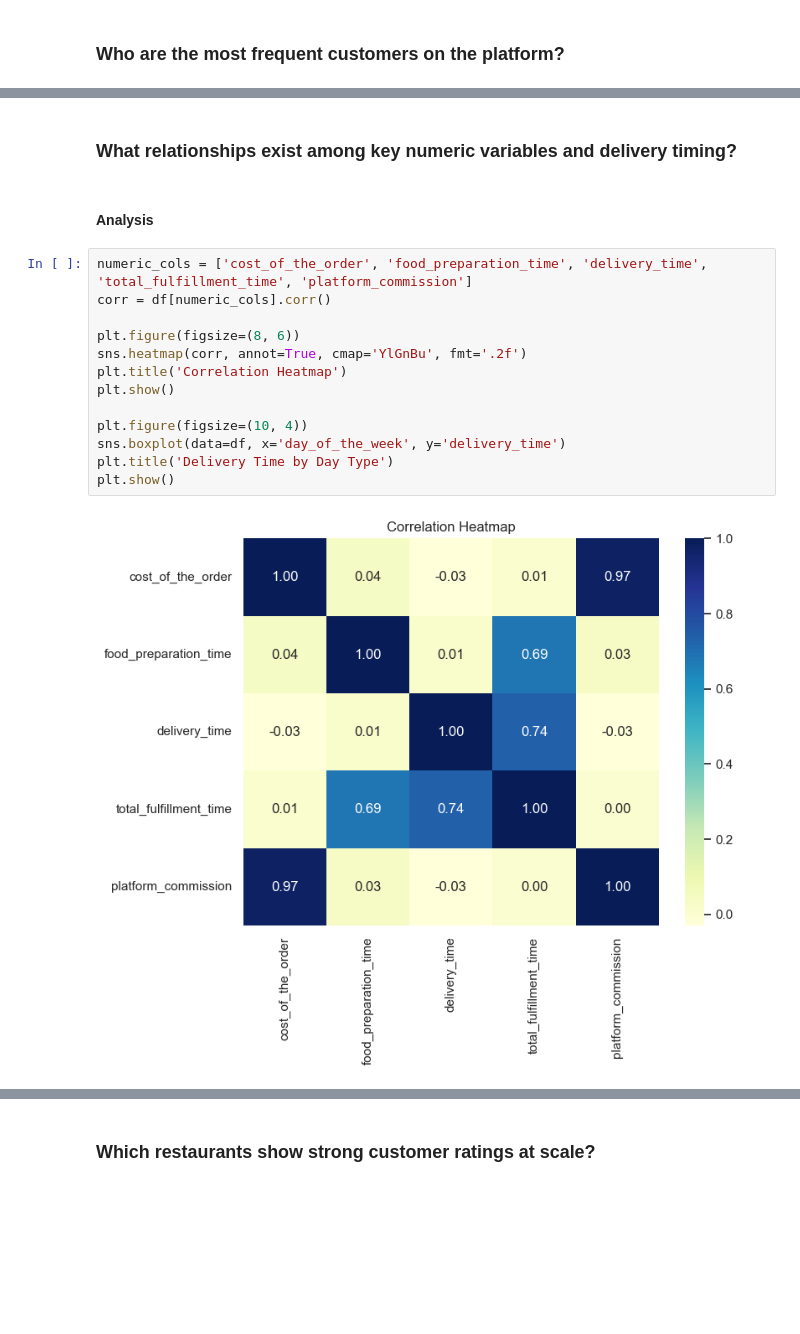
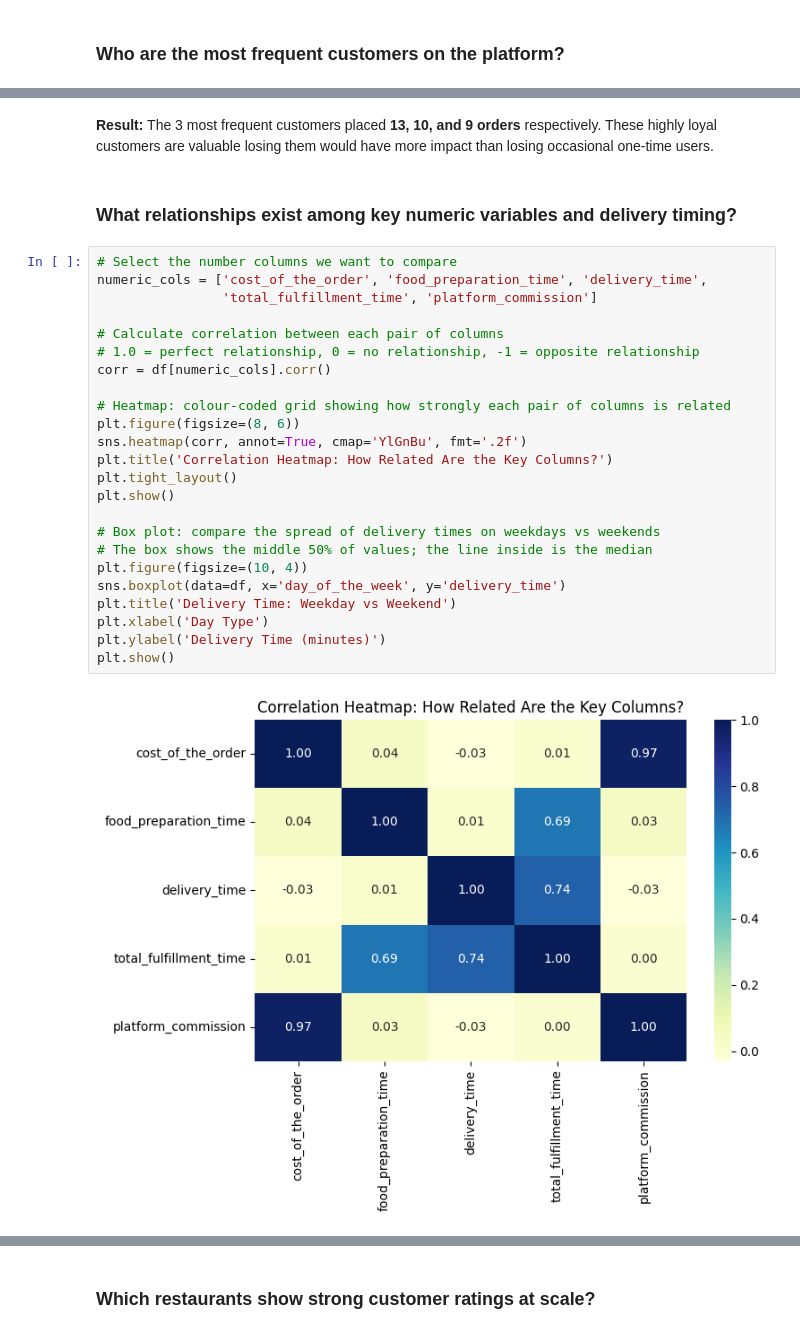
Before and after one commit to salmaissifu4-hash/MunchLink_FoodHub, a Jupyter notebook: MunchLink_Analysis.ipynb, the cells around one changed output, grey strips where cells are left out. Drawn from its saved outputs; the diff is of its cells as text; blank space fills up the shorter version.

Commit message:
MunchLink analysis project

```diff
--- a/MunchLink_Analysis.ipynb
+++ b/MunchLink_Analysis.ipynb
@@ -465,22 +539,33 @@ customer_id
 47440    10
 83287     9
 Name: count, dtype: int64
+# %% [markdown]
+**Result:** The 3 most frequent customers placed **13, 10, and 9 orders** respectively. These highly loyal customers are valuable  losing them would have more impact than losing occasional one-time users.
 # %% [markdown]
 ### What relationships exist among key numeric variables and delivery timing?
-# %% [markdown]
-#### Analysis
 # %%
-numeric_cols = ['cost_of_the_order', 'food_preparation_time', 'delivery_time', 'total_fulfillment_time', 'platform_commission']
+# Select the number columns we want to compare
+numeric_cols = ['cost_of_the_order', 'food_preparation_time', 'delivery_time',
+                'total_fulfillment_time', 'platform_commission']
+
+# Calculate correlation between each pair of columns
+# 1.0 = perfect relationship, 0 = no relationship, -1 = opposite relationship
 corr = df[numeric_cols].corr()
 
+# Heatmap: colour-coded grid showing how strongly each pair of columns is related
 plt.figure(figsize=(8, 6))
 sns.heatmap(corr, annot=True, cmap='YlGnBu', fmt='.2f')
-plt.title('Correlation Heatmap')
+plt.title('Correlation Heatmap: How Related Are the Key Columns?')
+plt.tight_layout()
 plt.show()
 
+# Box plot: compare the spread of delivery times on weekdays vs weekends
+# The box shows the middle 50% of values; the line inside is the median
 plt.figure(figsize=(10, 4))
 sns.boxplot(data=df, x='day_of_the_week', y='delivery_time')
-plt.title('Delivery Time by Day Type')
+plt.title('Delivery Time: Weekday vs Weekend')
+plt.xlabel('Day Type')
+plt.ylabel('Delivery Time (minutes)')
 plt.show()
 # %% [output]
-[figure, old version]
+[figure, new version]
```
Also changed, not shown: parts of 84 cells of this notebook.
